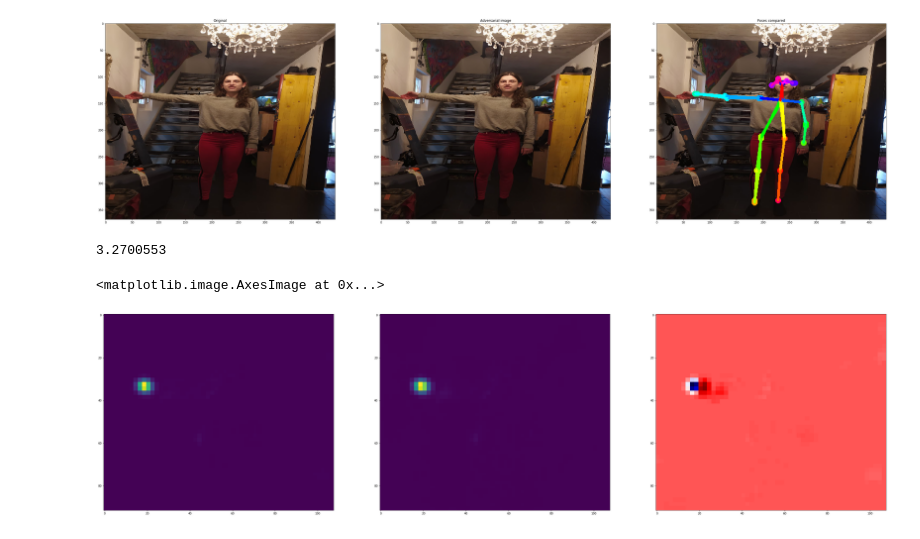
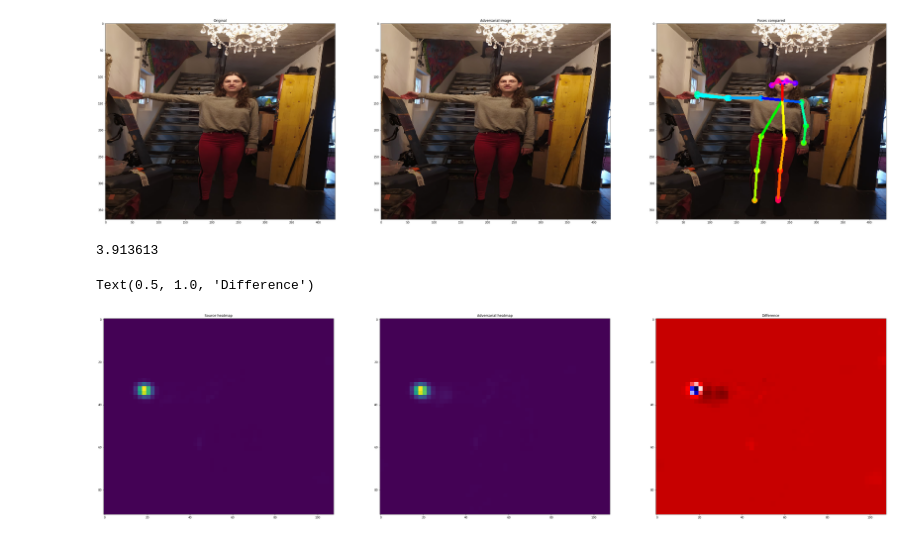
Before and after one commit to alexus37/MasterThesisCode, a Jupyter notebook: experiments/OpenPoseUnderstandLoss.ipynb, the cells around one changed output. Saved outputs shown, nothing was run; the diff lists cells and outputs as text; code cells hidden in the pictures.

```diff
--- a/experiments/OpenPoseUnderstandLoss.ipynb
+++ b/experiments/OpenPoseUnderstandLoss.ipynb
@@ -128,13 +108,15 @@ source_np, source_np_heat, source_np_paf, source_np_peaks = e_source.persistent_
 temp_target = copy.deepcopy(source_np_heat)
 temp_target[:, :, :, CocoPart.RWrist.value] = target_np_heat[:, :, :, CocoPart.RWrist.value]
 target_np_heat = temp_target
+ONLY_HEAT = True
 
 # lower arm
-LOWER_ARM_RIGTH = 3
 temp_target = copy.deepcopy(source_np_paf)
-id = CocoPairsNetwork[LOWER_ARM_RIGTH][0]
-temp_target[:, :, :, id] = target_np_paf[:, :, :, id]
-temp_target[:, :, :, id + 1] = target_np_paf[:, :, :, id + 1]
+if ONLY_HEAT:
+    LOWER_ARM_RIGTH = 3
+    id = CocoPairsNetwork[LOWER_ARM_RIGTH][0]
+    temp_target[:, :, :, id] = target_np_paf[:, :, :, id]
+    temp_target[:, :, :, id + 1] = target_np_paf[:, :, :, id + 1]
 
 target_np_paf = temp_target
 
@@ -146,8 +128,9 @@ target_np_peaks = temp_target
 # change the output as well
 temp_target = copy.deepcopy(source_np)
 temp_target[:, :, :, CocoPart.RWrist.value] = target_np[:, :, :, CocoPart.RWrist.value]
-temp_target[:, :, :, id + 19] = target_np[:, :, :, id + 19]
-temp_target[:, :, :, id + 19 + 1] = target_np[:, :, :, id + 19 + 1]
+if ONLY_HEAT:
+    temp_target[:, :, :, id + 19] = target_np[:, :, :, id + 19]
+    temp_target[:, :, :, id + 19 + 1] = target_np[:, :, :, id + 19 + 1]
 target_np = temp_target
 # %%
 print(target_np.shape)
@@ -216,13 +237,22 @@ EPS = 0.1
 STEPS = 1
 
 adv_image = copy.deepcopy(image_source)
+#target_heat = tf.compat.v1.placeholder(tf.float32, shape=(None, None, None, 19))
+#grad_func, loss_func = final_stage_heat_loss(target_heat)
+
+target_heat = tf.compat.v1.placeholder(tf.float32, shape=(None, None, None))
+grad_func, loss_func = final_stage_single_heat_loss(target_heat, CocoPart.RWrist.value)
+
+
+
 for i in range(STEPS):
     # compute gradient
     gradient = e_source.persistent_sess.run(
-                grad,
+                grad_func,
                 feed_dict={
-                    target_heat: target_np[:, :, :, :19],
-                    target_paf: target_np[:, :, :, 19:],
+                    target_heat: target_np[:, :, :, CocoPart.RWrist.value],
+                    #target_heat: target_np[:, :, :, :19],
+                    # target_paf: target_np[:, :, :, 19:],
                     e_source.tensor_image: [adv_image],
                     e_source.upsample_size: upsample_size
                 }
@@ -230,10 +260,12 @@ for i in range(STEPS):
 
     # compute loss before applying the gradient
     loss_before = e_source.persistent_sess.run(
-                total_loss,
+                loss_func,
                 feed_dict={
-                    target_heat: target_np[:, :, :, :19],
-                    target_paf: target_np[:, :, :, 19:],
+                    #target_heat: target_np_heat[:, :, :, CocoPart.RWrist.value],
+                    target_heat: target_np[:, :, :, CocoPart.RWrist.value],
+                    #target_heat: target_np[:, :, :, :19],
+                    # target_paf: target_np[:, :, :, 19:],
                     e_source.tensor_image: [adv_image],
                     e_source.upsample_size: upsample_size
                 }
@@ -348,14 +379,18 @@ ax.imshow(cv2.cvtColor(image_source_result, cv2.COLOR_BGR2RGB))
 # %%
 fig = plt.figure(figsize=(50, 25))
 ax = fig.add_subplot(1, 3, 1)
 ax.imshow(source_np_heat[0,: ,:, CocoPart.RWrist.value])
+ax.set_title('Source heatmap')
 
 ax = fig.add_subplot(1, 3, 2)
 ax.imshow(e_source.heatMat[:,:, CocoPart.RWrist.value])
+ax.set_title('Adversarial heatmap')
+
 print(is_same_image(source_np_heat[0,: ,:, CocoPart.RWrist.value], e_source.heatMat[:,:, CocoPart.RWrist.value]))
 ax = fig.add_subplot(1, 3, 3)
 ax.imshow(e_source.heatMat[:,:, CocoPart.RWrist.value] - source_np_heat[0,: ,:, CocoPart.RWrist.value], cmap='seismic')
+ax.set_title('Difference')
 # %% [output]
-3.2700553
+3.913613
-<matplotlib.image.AxesImage at 0x...>
+Text(0.5, 1.0, 'Difference')
-[figure, old version]
+[figure, new version]
```
Also changed, not shown: parts of 9 cells of this notebook, 2 other files.
